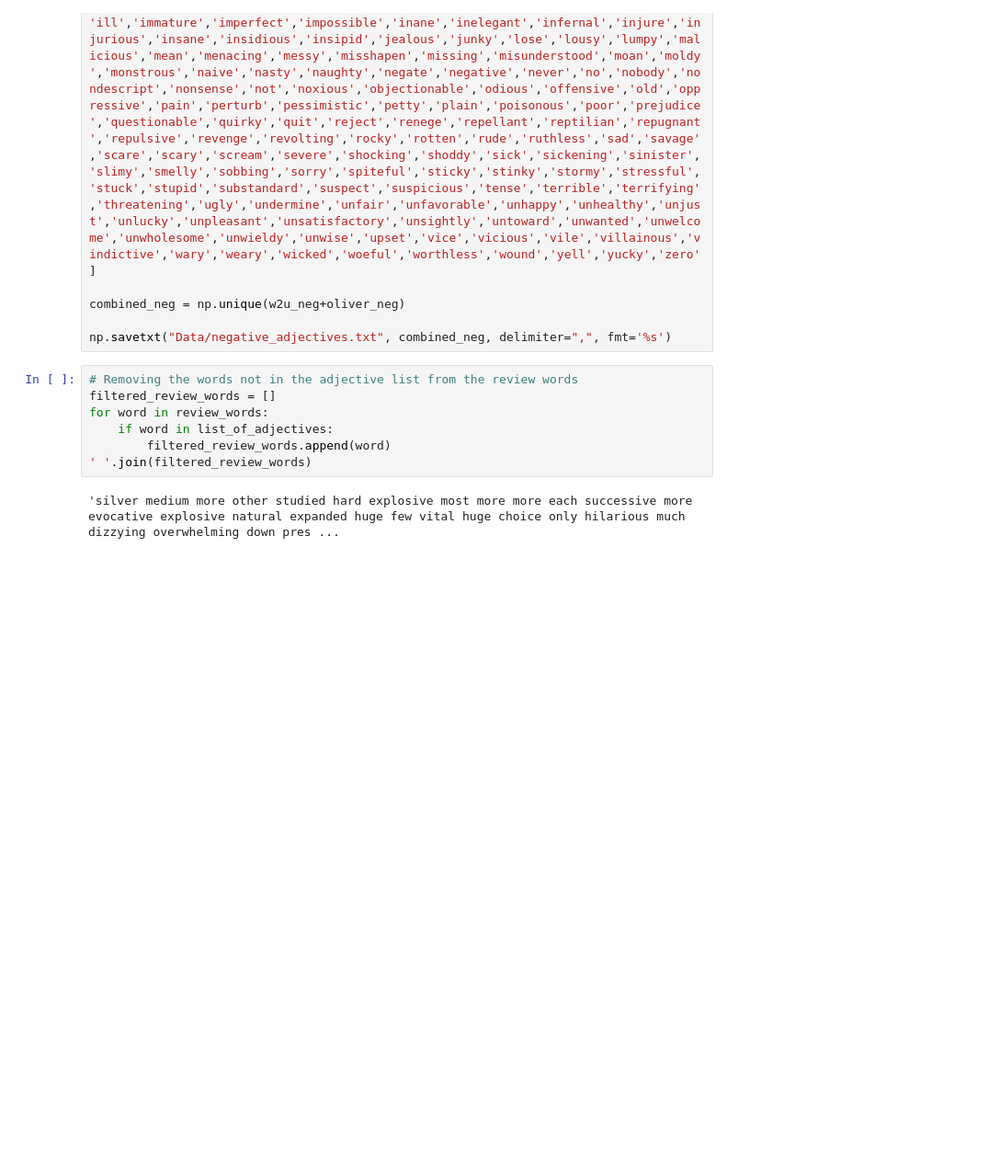
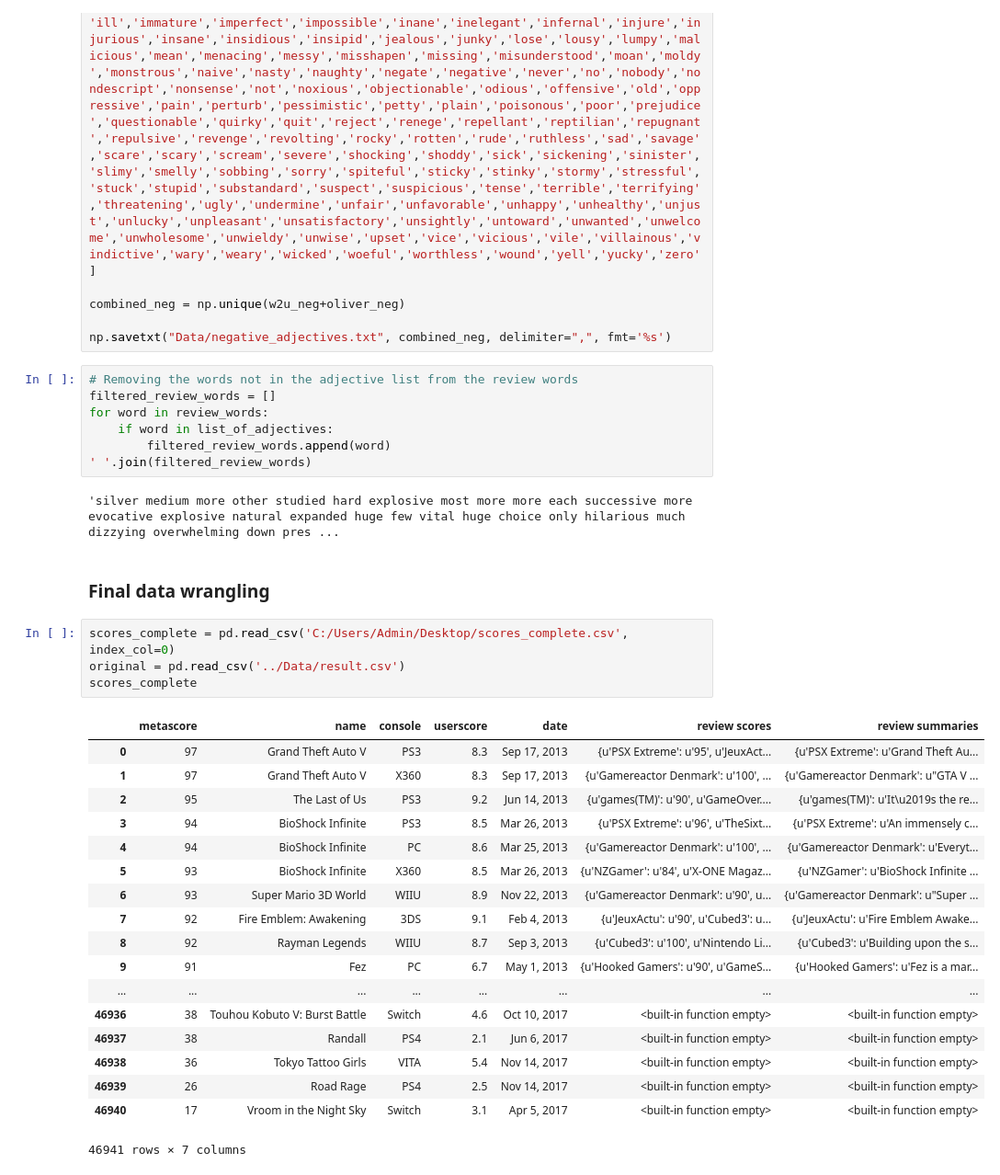
Before and after one commit to Tobi1kenobi/metacritic-games-vis, a Jupyter notebook: Notebooks/Word cloud generator.ipynb, the cells around one changed output. Shown at 92% size. Saved outputs shown, nothing was run; the diff lists cells and outputs as text; blank space fills up the shorter version.

Commit message:
Added data file for scores and review summaries

```diff
--- a/Notebooks/Word cloud generator.ipynb
+++ b/Notebooks/Word cloud generator.ipynb
@@ -448,3 +468,28 @@ for word in review_words:
 ' '.join(filtered_review_words)
 # %% [output]
 'silver medium more other studied hard explosive most more more each successive more evocative explosive natural expanded huge few vital huge choice only hilarious much dizzying overwhelming down pres ...
+# %% [markdown]
+### Final data wrangling
+# %%
+scores_complete = pd.read_csv('C:/Users/Admin/Desktop/scores_complete.csv', index_col=0)
+original = pd.read_csv('../Data/result.csv')
+scores_complete
+# %% [output]
+|  | metascore | name | console | userscore | date | review scores | review summaries |
+| 0 | 97 | Grand Theft Auto V | PS3 | 8.3 | Sep 17, 2013 | {u'PSX Extreme': u'95', u'JeuxAct... | {u'PSX Extreme': u'Grand Theft Au... |
+| 1 | 97 | Grand Theft Auto V | X360 | 8.3 | Sep 17, 2013 | {u'Gamereactor Denmark': u'100', ... | {u'Gamereactor Denmark': u"GTA V ... |
+| 2 | 95 | The Last of Us | PS3 | 9.2 | Jun 14, 2013 | {u'games(TM)': u'90', u'GameOver.... | {u'games(TM)': u'It\u2019s the re... |
+| 3 | 94 | BioShock Infinite | PS3 | 8.5 | Mar 26, 2013 | {u'PSX Extreme': u'96', u'TheSixt... | {u'PSX Extreme': u'An immensely c... |
+| 4 | 94 | BioShock Infinite | PC | 8.6 | Mar 25, 2013 | {u'Gamereactor Denmark': u'100', ... | {u'Gamereactor Denmark': u'Everyt... |
+| 5 | 93 | BioShock Infinite | X360 | 8.5 | Mar 26, 2013 | {u'NZGamer': u'84', u'X-ONE Magaz... | {u'NZGamer': u'BioShock Infinite ... |
+| 6 | 93 | Super Mario 3D World | WIIU | 8.9 | Nov 22, 2013 | {u'Gamereactor Denmark': u'90', u... | {u'Gamereactor Denmark': u"Super ... |
+| 7 | 92 | Fire Emblem: Awakening | 3DS | 9.1 | Feb 4, 2013 | {u'JeuxActu': u'90', u'Cubed3': u... | {u'JeuxActu': u'Fire Emblem Awake... |
+| 8 | 92 | Rayman Legends | WIIU | 8.7 | Sep 3, 2013 | {u'Cubed3': u'100', u'Nintendo Li... | {u'Cubed3': u'Building upon the s... |
+| 9 | 91 | Fez | PC | 6.7 | May 1, 2013 | {u'Hooked Gamers': u'90', u'GameS... | {u'Hooked Gamers': u'Fez is a mar... |
+| ... | ... | ... | ... | ... | ... | ... | ... |
+| 46936 | 38 | Touhou Kobuto V: Burst Battle | Switch | 4.6 | Oct 10, 2017 | <built-in function empty> | <built-in function empty> |
+| 46937 | 38 | Randall | PS4 | 2.1 | Jun 6, 2017 | <built-in function empty> | <built-in function empty> |
+| 46938 | 36 | Tokyo Tattoo Girls | VITA | 5.4 | Nov 14, 2017 | <built-in function empty> | <built-in function empty> |
+| 46939 | 26 | Road Rage | PS4 | 2.5 | Nov 14, 2017 | <built-in function empty> | <built-in function empty> |
+| 46940 | 17 | Vroom in the Night Sky | Switch | 3.1 | Apr 5, 2017 | <built-in function empty> | <built-in function empty> |
+46941 rows × 7 columns
```
Also changed, not shown: parts of 3 cells of this notebook, 2 other files.
